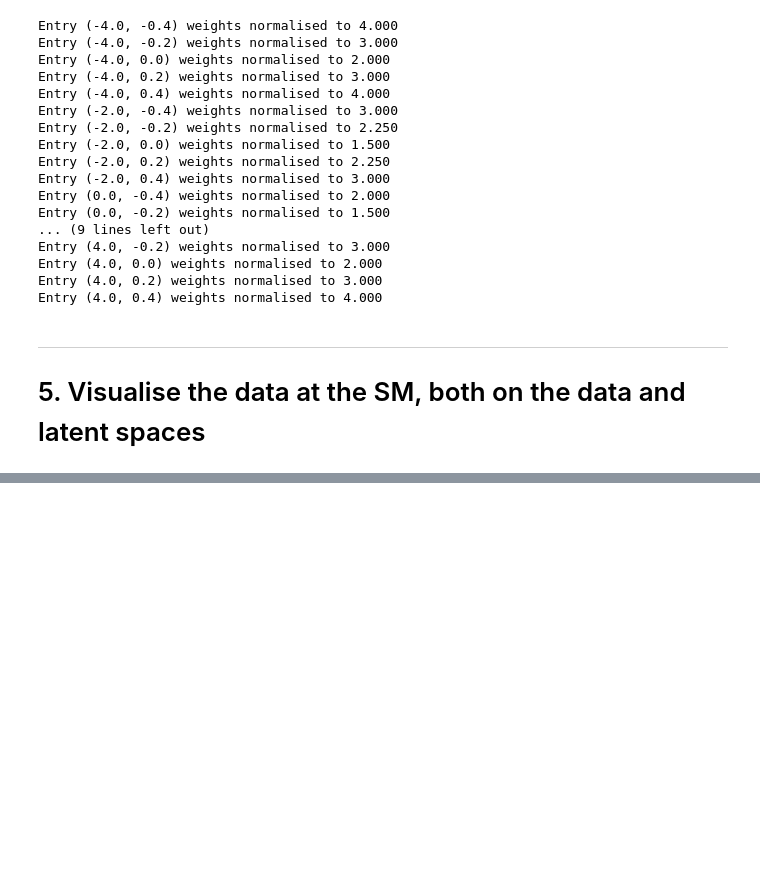
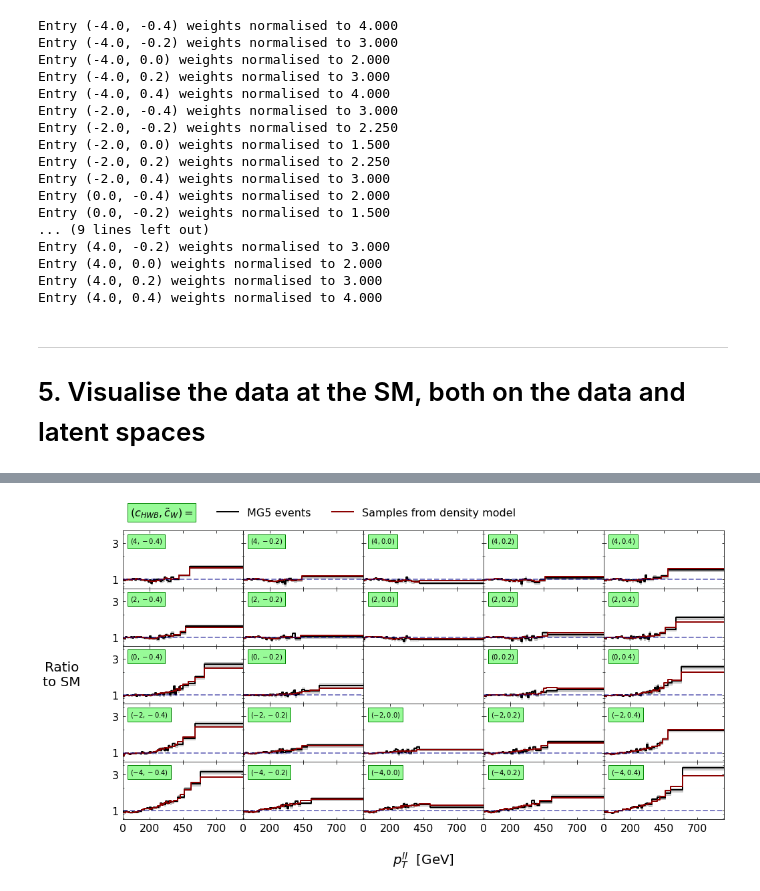
Before and after one commit to darrendavidprice/science-discovery, a Jupyter notebook: SM-sandbox/proj5.4-EFT-Density-Estimation/notebooks/get_EWK_density_estimate_2D.ipynb, the cells around one changed output, grey strips where cells are left out. Saved outputs shown, nothing was run; the diff lists cells and outputs as text; code cells hidden in the pictures; blank space fills up the shorter version.

```diff
--- a/SM-sandbox/proj5.4-EFT-Density-Estimation/notebooks/get_EWK_density_estimate_2D.ipynb
+++ b/SM-sandbox/proj5.4-EFT-Density-Estimation/notebooks/get_EWK_density_estimate_2D.ipynb
@@ -749,0 +601,83 @@ plt.show()
+# %%
+import math
+
+log_axis_functions = (lambda x : x**(1./3.), lambda x : x*x*x)
+
+ticks = {}
+ticks["pT_ll"    ] = [0, 200, 450, 700]
+ticks["pT_j1"    ] = [40, 160, 400, 800]
+ticks["m_jj"     ] = [150, 500, 1000, 2000, 3000]
+ticks["Dphi_j_j" ] = [-2*np.pi/3, -np.pi/3, 0, np.pi/3, 2*np.pi/3]
+
+ticklabels = {}
+ticklabels["Dphi_j_j"] = [r"$-\frac{2\pi}{3}$", r"$-\frac{\pi}{3}$", "0", r"$\frac{\pi}{3}$", r"$\frac{2\pi}{3}$"]
+ticklabels["m_jj"    ] = [".15", ".5", "1", "2", "3"]
+
+cHWB_plot_vals  = cHWB_vals [::-1]
+cWtil_plot_vals = cWtil_vals
+
+num_rows, num_cols = len(cHWB_plot_vals), len(cWtil_vals)
+height  , width    = 1.2*num_rows, 2.5*num_cols
+for obs_idx, obs in enumerate(observables_order) :
+    real_datapoints_SM, real_weights_SM = observable_data[(0, 0)], weights_to_fit[(0,0)]
+    n_fake = len(fake_datapoints_SM)
+    fig    = plt.figure(figsize=(width, height))
+    first_axis, axes, ymin, ymax = None, [], 1, 1
+    for row_idx, cHWB in enumerate(cHWB_plot_vals) :
+        for col_idx, cWtil in enumerate(cWtil_plot_vals) :
+            if (cHWB==0) and (cWtil==0) : continue
+            ax   = fig.add_axes([col_idx/num_cols, (num_rows-1-row_idx)/num_rows, 1./num_cols, 1./num_rows])
+            if type(first_axis) == type(None) : first_axis = ax
+            axes.append(ax)
+            data = data_tables [(cHWB, cWtil)]
+            observables, weights = data.get_observables_and_weights()
+            bins = get_bins(observables[:,obs_idx], weights=weights, obs=obs)
+            data_x, y1, ey1 = plot_observable_on_axis2 (ax, obs, observables       , real_datapoints_SM, weights                              , real_weights_SM, keys=data.keys, bins=bins, normed=True, ebar=True, label="MG5 events", offset=0, log=False)
+            data_x, y2, ey2 = plot_observable_on_axis2 (ax, obs, fake_datapoints_SM, fake_datapoints_SM, fake_datapoint_weights[(cHWB, cWtil)].reshape(n_fake), fake_datapoint_weights[(0,0)].reshape(n_fake), keys=data.keys, bins=bins, normed=True, label="Samples from density model", linecolor="darkred", fillcolor="red", offset=0, log=False)
+            ax.set_xlim([bins[0], bins[-1]])
+            ymin = np.min([ymin, np.min(y1-ey1), np.min(y2-ey2)])
+            ymax = np.max([ymax, np.max(y1+ey1), np.max(y2+ey2)])
+            ax.tick_params(which="both", right=True, top=True, labelsize=16, pad=6, direction="in")
+            if (row_idx == 2) and (col_idx == 0) :
+                ax.set_ylabel("Ratio\nto SM", fontsize=20, labelpad=75, rotation=0, va="center")
+            if (row_idx == num_rows-1) and (col_idx == 2) :
+                ax.set_xlabel(get_obs_label(obs), fontsize=20, labelpad=25)
+            ax.set_yscale("log")
+            if obs == "pT_ll"    :
+                ax.yaxis.set_ticks([1, 3])
+                ax.yaxis.set_ticklabels(["1", "3"])
+            if obs == "pT_j1"    :
+                ax.yaxis.set_ticks([1, 1.2])
+                ax.yaxis.set_ticklabels(["1", "1.2"])
+            if obs == "m_jj"     :
+                ax.yaxis.set_ticks([1, 1.2])
+                ax.yaxis.set_ticklabels(["1", "1.2"])
+            if obs == "Dphi_j_j" :
+                ax.yaxis.set_ticks([0.6, 1, 3])
+                ax.yaxis.set_ticklabels(["0.6", "1", "3"])
+            if col_idx == 0  :
+                ax.yaxis.set_ticklabels([], minor=True)
+            else :
+                ax.yaxis.set_ticklabels([])
+                ax.yaxis.set_ticklabels([], minor=True)
+            ax.text(0.06, 0.89, f"$({cHWB:.0f},{cWtil:.1f})$", ha="left", va="top", bbox=dict(facecolor='palegreen', edgecolor='green', pad=4.0), transform=ax.transAxes)
+            if obs not in ["Dphi_j_j", "pT_ll"] : ax.set_xscale("function", functions=log_axis_functions)
+            if obs in ticks : ax.xaxis.set_ticks(ticks[obs])
+            if row_idx != num_rows - 1 : ax.xaxis.set_ticklabels([])
+            elif obs in ticklabels : ax.xaxis.set_ticklabels(ticklabels[obs])
+            #ax.axhline(0, linestyle="-" , c="grey", linewidth=2)
+            ax.axhline(1, linestyle="--" , c="darkblue", linewidth=2, alpha=0.5)
+            ax.grid(True, which="minor", axis="y", c='azure', ls=':', lw=0.5)
+    pad_factor = 0.08 if obs=="pT_ll" else 0.45
+    padmin, padmax = (1+0.05)*np.log(ymin) - 0.05*np.log(ymax), (1+pad_factor)*np.log(ymax) - pad_factor*np.log(ymin)
+    #padmin, padmax = (1+0.05)*ymin - 0.05*ymax, (1+pad_factor)*ymax - pad_factor*ymin
+    for ax in axes :
+        ax.set_ylim(np.exp([padmin, padmax]))
+        #ax.set_ylim([padmin, padmax])
+        #ax.yaxis.set_ticks(get_ticks(padmin, padmax, pad=0.2))
+    first_axis.text(0.06, 1.2, r"$(c_{HWB}, {\tilde c}_W) = $", ha="left", va="bottom", bbox=dict(facecolor='palegreen', edgecolor='green', pad=4.0), transform=first_axis.transAxes, fontsize=16)
+    first_axis.legend(loc=(0.75, 1.15), frameon=True, edgecolor="white", facecolor="white", ncol=2, fontsize=16)
+    plt.savefig(f"figures/paper2D_model/EWK_events_1D_{obs}.pdf", bbox_inches="tight")
+    plt.show()
+# %% [output]
+[figure, added]
```
Also changed, not shown: parts of 36 cells of this notebook, 16 other files.
